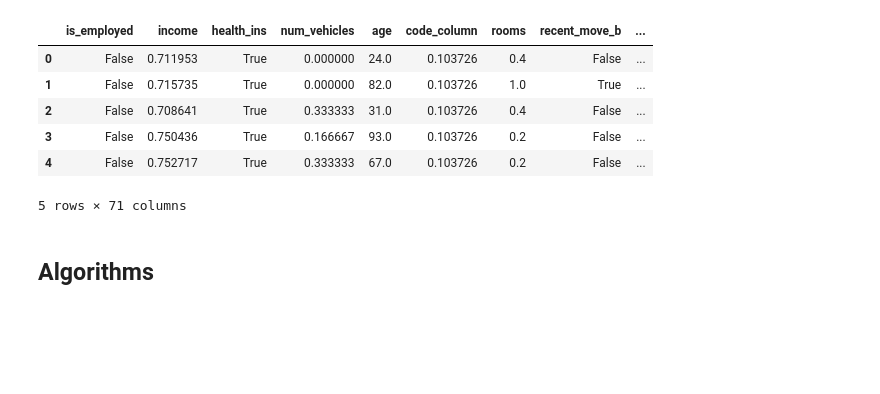
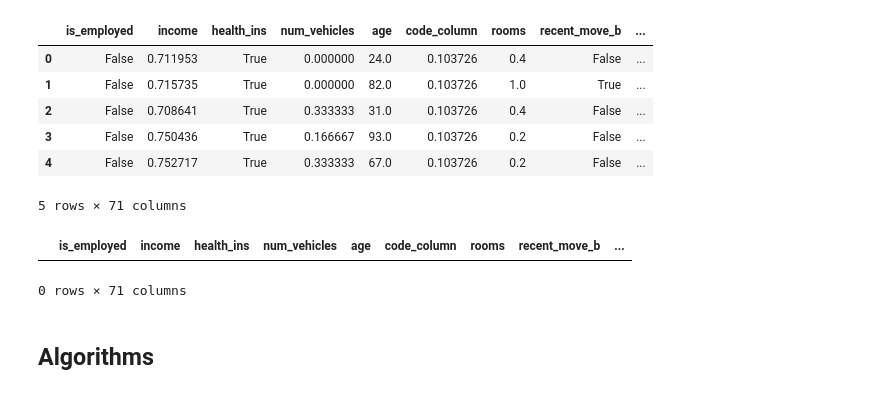
Before and after one commit to joaopecomonteiro/trabalho_ids, a Jupyter notebook: processing.ipynb, the cells around one changed output. Drawn from its saved outputs; the diff is of its cells as text; code cells hidden in the pictures; blank space fills up the shorter version.

```diff
--- a/processing.ipynb
+++ b/processing.ipynb
@@ -158,5 +158,10 @@ for i, df in enumerate(dfs):
     age = np.round(imputed_data[:, 4]) # Rounds to the nearest integer
     df['age'] = (age - age.min())/(age.max()-age.min()) # Min-Max scaling
     dfs[i] = df
+# %%
+dfs[1][dfs[1].isna().any(axis=1)]
+# %% [output]
+|  | is_employed | income | health_ins | num_vehicles | age | code_column | rooms | recent_move_b | ... |
+0 rows × 71 columns
 # %% [markdown]
 ## Algorithms
```
Also changed, not shown: parts of 1 cell of this notebook.
